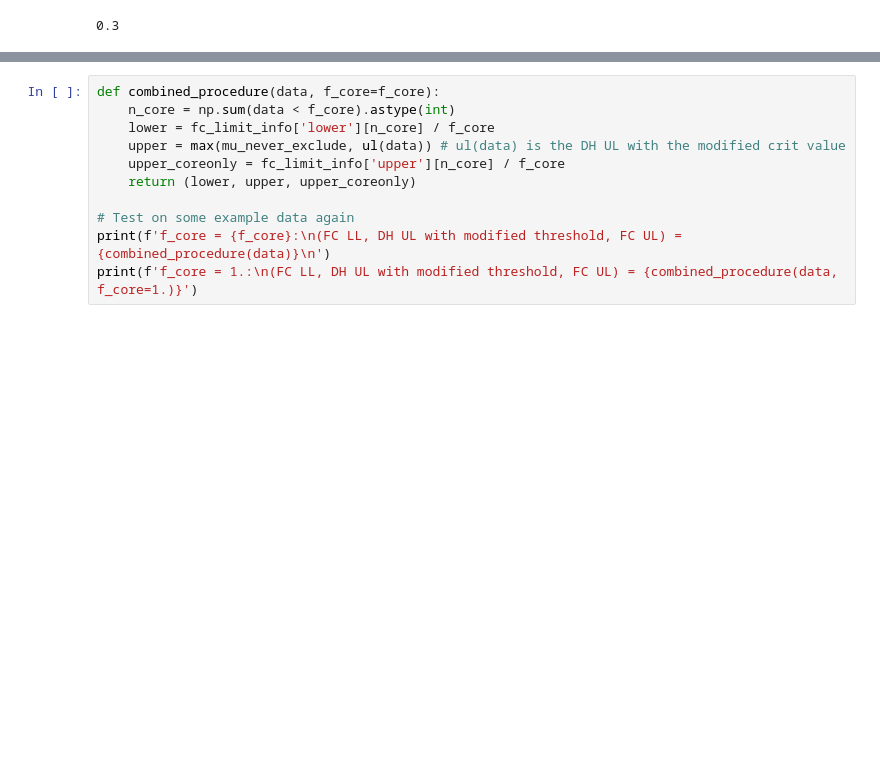
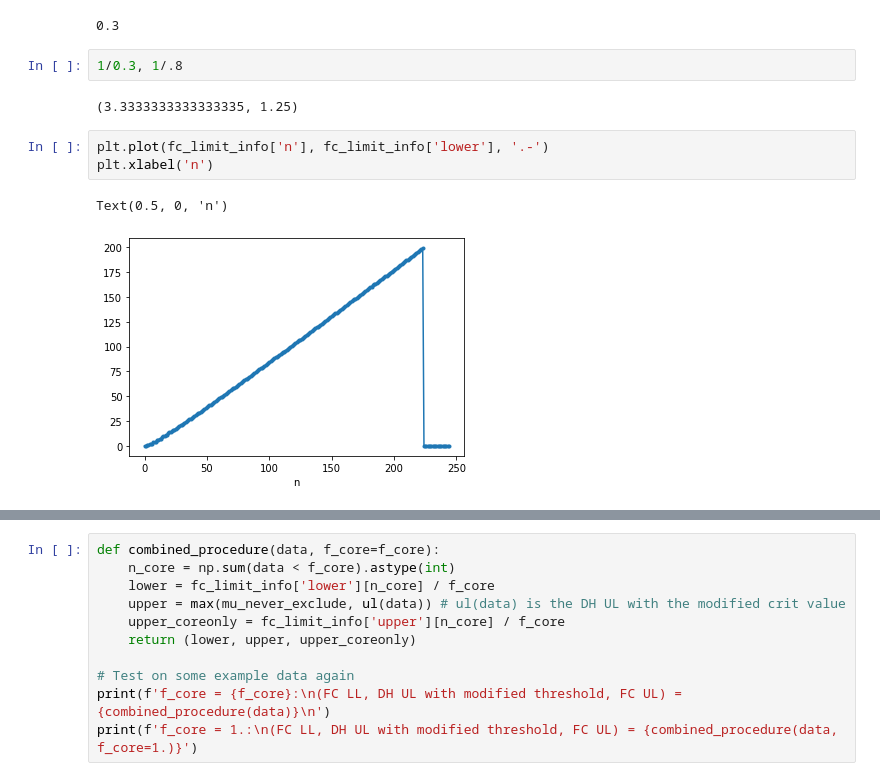
Before and after one commit to plt109/deficithawks, a Jupyter notebook: discovery.ipynb, the cells around one changed output, grey strips where cells are left out. Drawn from its saved outputs; the diff is of its cells as text; blank space fills up the shorter version.

```diff
--- a/discovery.ipynb
+++ b/discovery.ipynb
@@ -696,3 +696,13 @@ plt.legend(loc='center left', bbox_to_anchor=(1, 0.5))
 f_core
 # %% [output]
 0.3
+# %%
+1/0.3, 1/.8
+# %% [output]
+(3.3333333333333335, 1.25)
+# %%
+plt.plot(fc_limit_info['n'], fc_limit_info['lower'], '.-')
+plt.xlabel('n')
+# %% [output]
+Text(0.5, 0, 'n')
+[figure, added]
```
Also changed, not shown: parts of 18 cells of this notebook, 1 other file.
